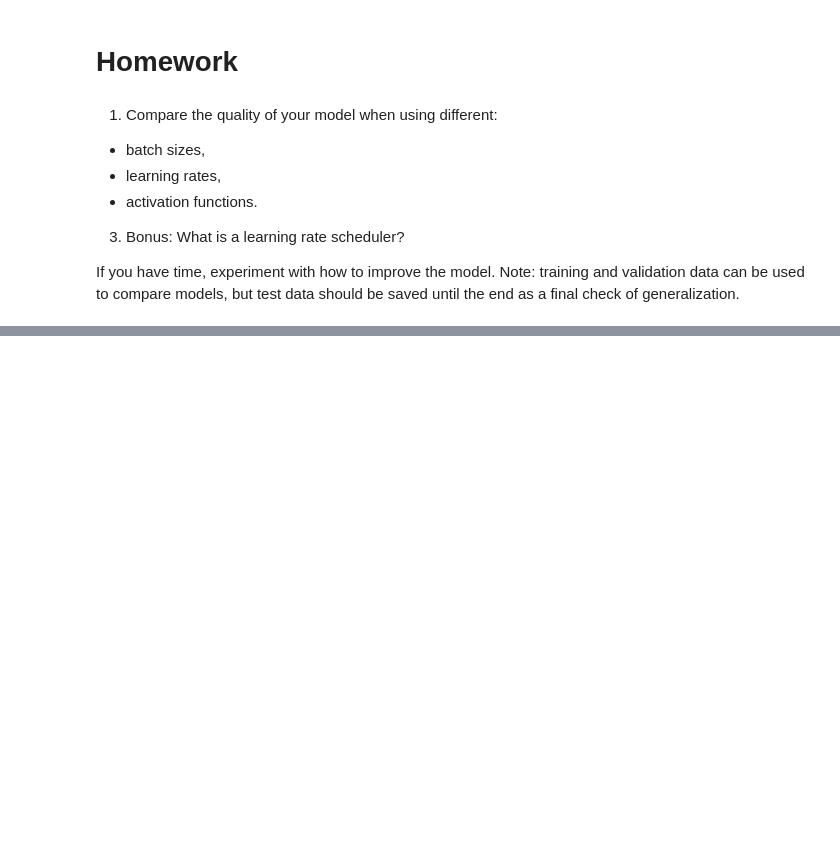
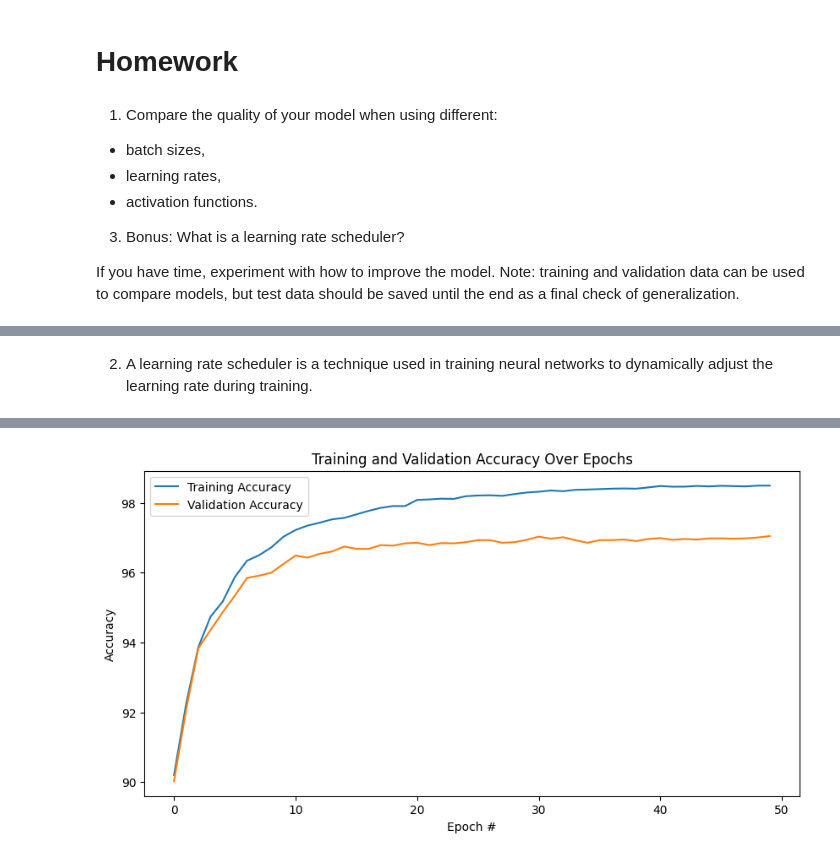
Before and after one commit to elvansahin/alcf-ml-homeworks, a Jupyter notebook: Copy_of_01_introduction_mnist.ipynb, the cells around one changed output, grey strips where cells are left out. Cells and saved outputs as stored; diff of their text form; code cells hidden in the pictures; blank space fills up the shorter version.

```diff
--- a/Copy_of_01_introduction_mnist.ipynb
+++ b/Copy_of_01_introduction_mnist.ipynb
@@ -462,0 +762,71 @@ If you have time, experiment with how to improve the model. Note: training and v
+# %% [markdown]
+2. A learning rate scheduler is a technique used in training neural networks to dynamically adjust the learning rate during training.
+# %%
+# Hyperparameters
+batch_size = 128
+initial_lr = 0.1
+step_size = 10  # Number of epochs between learning rate decay
+gamma = 0.5     # Factor to reduce learning rate by at each step
+epochs = 50
+
+# Data Loaders
+train_dataloader = torch.utils.data.DataLoader(training_data, batch_size=batch_size)
+val_dataloader = torch.utils.data.DataLoader(validation_data, batch_size=batch_size)
+
+# Define the Model
+class NonlinearClassifier(nn.Module):
+    def __init__(self):
+        super().__init__()
+        self.flatten = nn.Flatten()
+        self.layers_stack = nn.Sequential(
+            nn.Linear(28 * 28, 50),
+            nn.ReLU(),
+            nn.Dropout(0.2),
+            nn.Linear(50, 50),
+            nn.ReLU(),
+            nn.Linear(50, 10)
+        )
+
+    def forward(self, x):
+        x = self.flatten(x)
+        x = self.layers_stack(x)
+        return x
+
+# Initialize the model, loss function, optimizer, and learning rate scheduler
+model = NonlinearClassifier()
+loss_fn = nn.CrossEntropyLoss()
+optimizer = torch.optim.SGD(model.parameters(), lr=initial_lr)
+scheduler = torch.optim.lr_scheduler.StepLR(optimizer, step_size=step_size, gamma=gamma)
+
+# Lists to store accuracy results for plotting
+train_acc_all, val_acc_all = [], []
+
+# Training Loop
+for epoch in range(epochs):
+    # Training phase
+    train_one_epoch(train_dataloader, model, loss_fn, optimizer)
+
+    # Evaluate on training data
+    train_acc, train_loss = evaluate(train_dataloader, model, loss_fn)
+    train_acc_all.append(train_acc)
+    print(f"Epoch {epoch+1}/{epochs}: Training loss: {train_loss:.4f}, Accuracy: {train_acc:.2f}")
+
+    # Evaluate on validation data
+    val_acc, val_loss = evaluate(val_dataloader, model, loss_fn)
+    val_acc_all.append(val_acc)
+    print(f"Epoch {epoch+1}/{epochs}: Validation loss: {val_loss:.4f}, Accuracy: {val_acc:.2f}")
+
+    # Step the scheduler to update the learning rate
+    scheduler.step()
+    print(f"Epoch {epoch+1}/{epochs}: Current learning rate: {scheduler.get_last_lr()[0]:.4f}")
+
+# Plotting Training and Validation Accuracy
+plt.figure(figsize=(10, 5))
+plt.plot(range(epochs), train_acc_all, label='Training Accuracy')
+plt.plot(range(epochs), val_acc_all, label='Validation Accuracy')
+plt.xlabel('Epoch #')
+plt.ylabel('Accuracy')
+plt.legend()
+plt.title('Training and Validation Accuracy Over Epochs')
+plt.show()
+# %% [output]
@@ -462,0 +850 @@ If you have time, experiment with how to improve the model. Note: training and v
+[figure, added]
```
Also changed, not shown: parts of 13 cells of this notebook.
